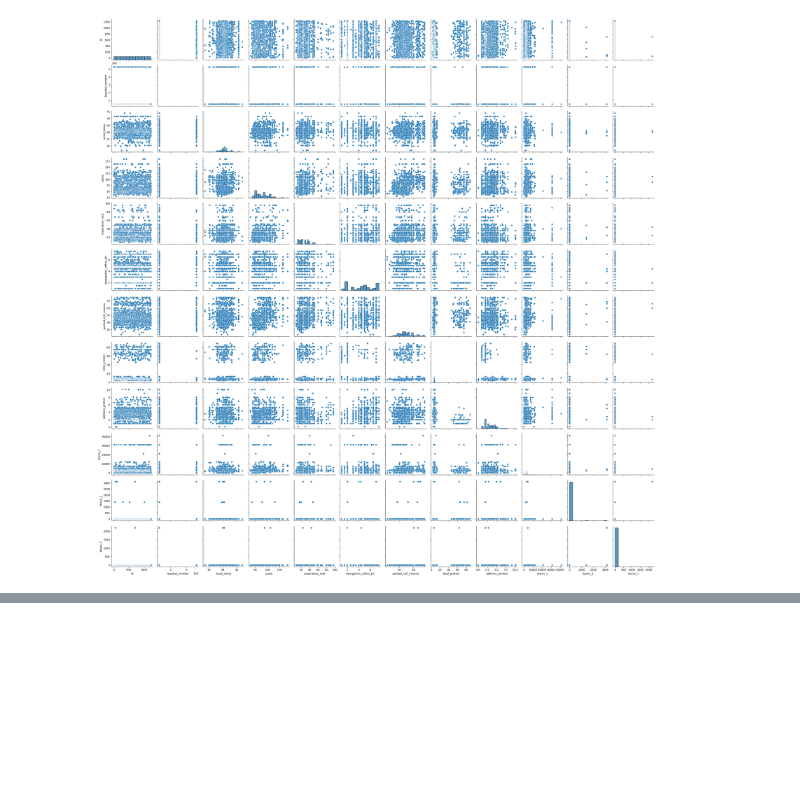
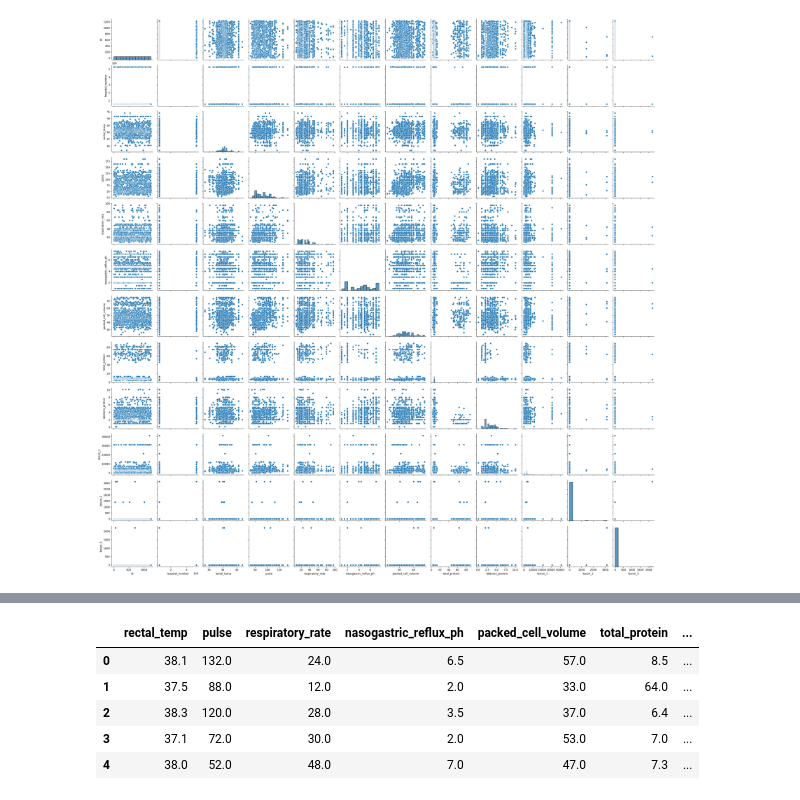
Before and after one commit to Dhru-win/horse_life_predection, a Jupyter notebook: horse_health_outcomes.ipynb, the cells around one changed output, grey strips where cells are left out. Drawn from its saved outputs; the diff is of its cells as text; code cells hidden in the pictures; blank space fills up the shorter version.

```diff
--- a/horse_health_outcomes.ipynb
+++ b/horse_health_outcomes.ipynb
@@ -3,6 +3,10 @@ import pandas as pd
 from IPython.display import HTML
 from matplotlib import pyplot as plt
 import seaborn as sns
+# %%
+pd.set_option('display.max_columns', None)
+pd.set_option('display.max_rows', None)
+pd.set_option('display.max_colwidth', None)
 # %%
 df = pd.read_csv('train.csv')
 # %%
@@ -95,0 +134,13 @@ git push -u origin main
+# %%
+numeric_data = df.select_dtypes(['int', 'float'])
+# %%
+numeric_data.drop(['id', 'hospital_number'], axis=1, inplace=True)
+# %%
+numeric_data.head()
+# %% [output]
+|  | rectal_temp | pulse | respiratory_rate | nasogastric_reflux_ph | packed_cell_volume | total_protein | ... |
+| 0 | 38.1 | 132.0 | 24.0 | 6.5 | 57.0 | 8.5 | ... |
+| 1 | 37.5 | 88.0 | 12.0 | 2.0 | 33.0 | 64.0 | ... |
+| 2 | 38.3 | 120.0 | 28.0 | 3.5 | 37.0 | 6.4 | ... |
+| 3 | 37.1 | 72.0 | 30.0 | 2.0 | 53.0 | 7.0 | ... |
+| 4 | 38.0 | 52.0 | 48.0 | 7.0 | 47.0 | 7.3 | ... |
```
Also changed, not shown: parts of 12 cells of this notebook.
